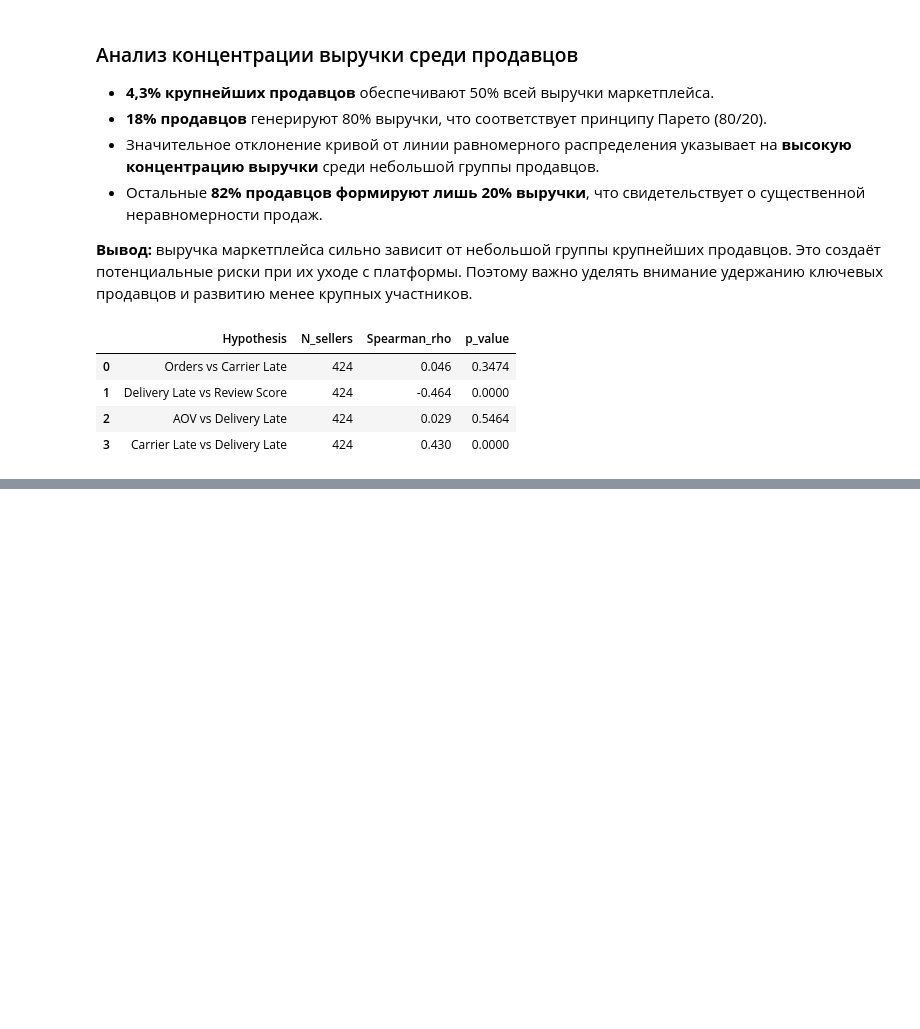
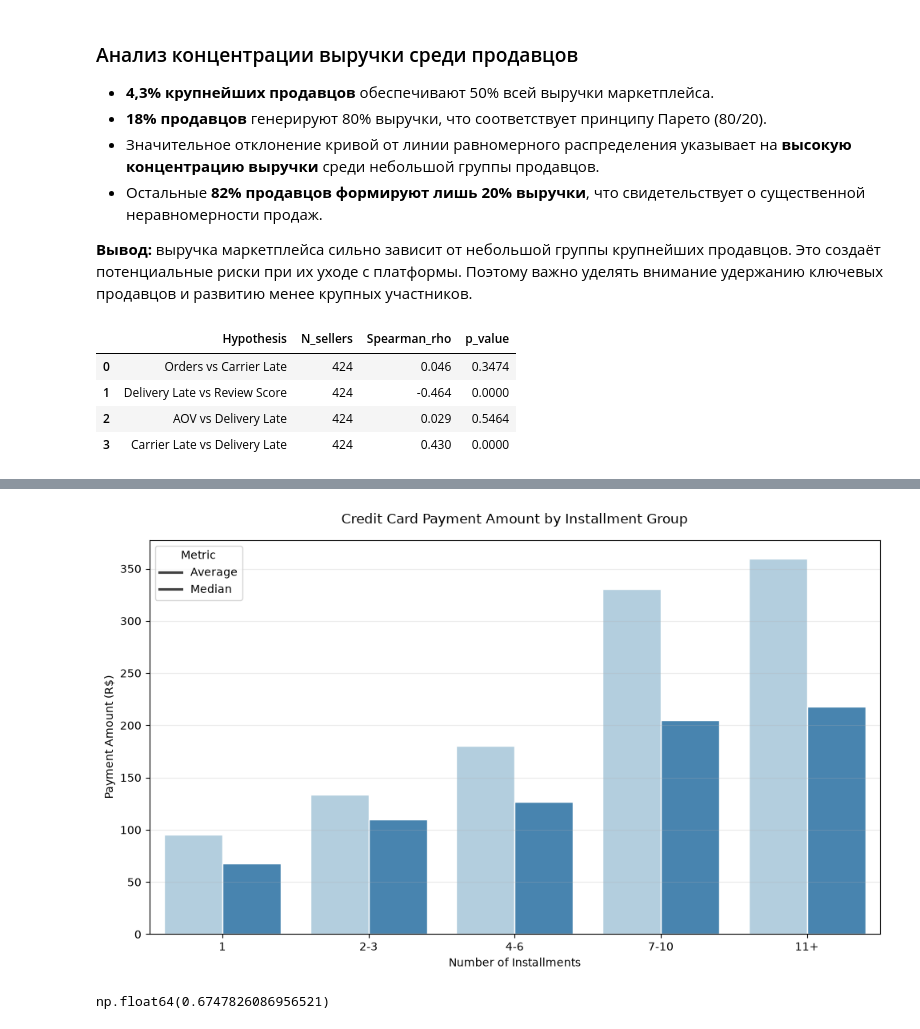
Before and after one commit to radmirmudarisov77-sketch/olist-ecommerce-sql-analysis, a Jupyter notebook: notebooks/02_eda.ipynb, the cells around one changed output, grey strips where cells are left out. Drawn from its saved outputs; the diff is of its cells as text; code cells hidden in the pictures; blank space fills up the shorter version.

```diff
--- a/notebooks/02_eda.ipynb
+++ b/notebooks/02_eda.ipynb
@@ -429,0 +870,34 @@ corr_results
+# %%
+
+plot_data = installment_groups.melt(
+    id_vars='installment_group',
+    value_vars=['avg_payment', 'median_payment'],
+    var_name='metric',
+    value_name='payment_value'
+)
+
+plt.figure(figsize=(10, 6))
+
+sns.barplot(
+    data=plot_data,
+    x='installment_group',
+    y='payment_value',
+    hue='metric',
+    palette='Blues',
+    edgecolor='white'
+)
+
+plt.title('Credit Card Payment Amount by Installment Group', pad=15)
+plt.xlabel('Number of Installments')
+plt.ylabel('Payment Amount (R$)')
+plt.legend(title='Metric', labels=['Average', 'Median'])
+plt.grid(axis='y', alpha=0.25)
+plt.tight_layout()
+plt.savefig("../images/cc_payment_amount_by_inst_gr.png", dpi=150, bbox_inches="tight")
+plt.show()
+# %% [output]
+[figure, added]
+# %%
+installments.installments.corr(installments.avg_payment, 'spearman')
+# %% [output]
+np.float64(0.6747826086956521)
```
Also changed, not shown: parts of 17 cells of this notebook.
